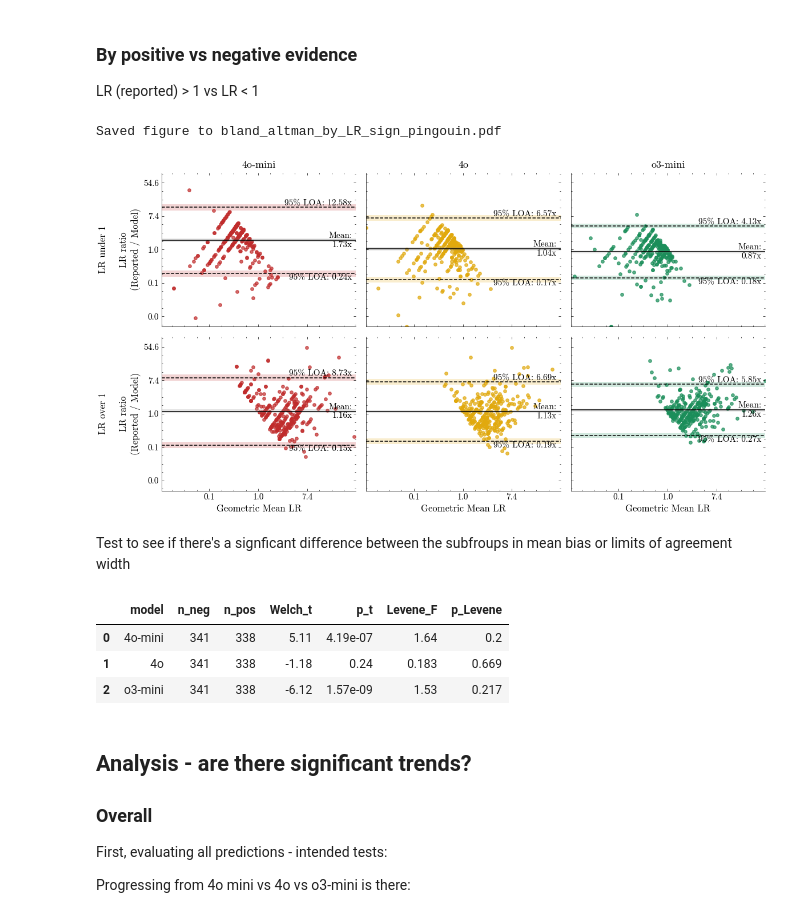
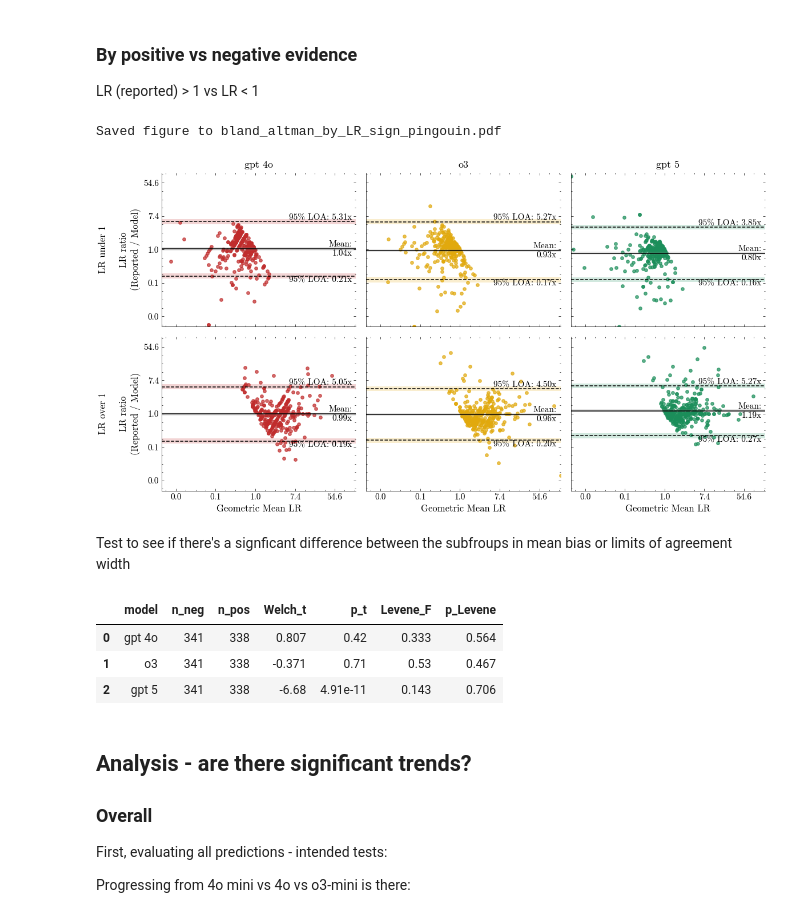
Before and after one commit to reblocke/llm_estimate_lrs, a Jupyter notebook: data_analysis.ipynb, the cells around one changed output. Drawn from its saved outputs; the diff is of its cells as text; code cells hidden in the pictures.

```diff
--- a/data_analysis.ipynb
+++ b/data_analysis.ipynb
@@ -35,7 +29,2 @@ print(df.head())
 # %% [markdown]
 First, ensure that there are no missing values - then create log transformed versions of each LR (aka "Weights of Evidence")
-# %%
-cols_to_log = ['lr_reported', 'lr_gpt-4o-mini-2024-07-18', 'lr_gpt-4o-2024-08-06', 'lr_o3-mini-2025-01-31']
-df[cols_to_log].le(0).any()
-for col in cols_to_log:
-    df[f'ln_{col}'] = np.log(df[col])
@@ -237,9 +258,9 @@ fmt = FuncFormatter(exp_fmt)
 
 # ── panel specification ──────────────────────────────────────────────
 panels = [
-    ("4o-mini", df["ln_lr_gpt-4o-mini-2024-07-18"], "#c02c2c"),  # red
-    ("4o",      df["ln_lr_gpt-4o-2024-08-06"],      "#e1a90d"),  # amber
-    ("o3-mini", df["ln_lr_o3-mini-2025-01-31"],     "#1b8e5a"),  # emerald
+    ("gpt 4o", df["ln_lr_gpt-4o-2024-11-20"], "#c02c2c"),  # red
+    ("o3",      df["ln_lr_o3-2025-04-16"],      "#e1a90d"),  # amber
+    ("gpt 5", df["ln_lr_gpt-5"],     "#1b8e5a"),  # emerald
 ]
 ln_ref = df["ln_lr_reported"]
 
@@ -326,9 +347,9 @@ fmt = FuncFormatter(exp_fmt)
 
 # ── model columns & colours (3 columns) ────────────────────────────
 MODELS = [
-    ("4o-mini", df["ln_lr_gpt-4o-mini-2024-07-18"], "#c02c2c"),  # red
-    ("4o",      df["ln_lr_gpt-4o-2024-08-06"],      "#e1a90d"),  # amber
-    ("o3-mini", df["ln_lr_o3-mini-2025-01-31"],     "#1b8e5a"),  # emerald
+    ("gpt 4o", df["ln_lr_gpt-4o-2024-11-20"], "#c02c2c"),  # red
+    ("o3",      df["ln_lr_o3-2025-04-16"],      "#e1a90d"),  # amber
+    ("gpt 5", df["ln_lr_gpt-5"],     "#1b8e5a"),  # emerald
 ]
 
 # ── feature‑type rows (5 rows) ─────────────────────────────────────
@@ -448,9 +469,9 @@ fmt = FuncFormatter(exp_fmt)
 
 # ── model columns & colours (3) ───────────────────────────────────
 MODELS = [
-    ("4o-mini", df["ln_lr_gpt-4o-mini-2024-07-18"], "#c02c2c"),  # red
-    ("4o",      df["ln_lr_gpt-4o-2024-08-06"],      "#e1a90d"),  # amber
-    ("o3-mini", df["ln_lr_o3-mini-2025-01-31"],     "#1b8e5a"),  # emerald
+    ("gpt 4o", df["ln_lr_gpt-4o-2024-11-20"], "#c02c2c"),  # red
+    ("o3",      df["ln_lr_o3-2025-04-16"],      "#e1a90d"),  # amber
+    ("gpt 5", df["ln_lr_gpt-5"],     "#1b8e5a"),  # emerald
 ]
 
 ln_ref = df["ln_lr_reported"]
@@ -544,7 +565,7 @@ fig.savefig("bland_altman_by_LR_sign_pingouin.pdf",
 print("Saved figure to bland_altman_by_LR_sign_pingouin.pdf")
 # %% [output]
 Saved figure to bland_altman_by_LR_sign_pingouin.pdf
-[figure, old version]
+[figure, new version]
 # %% [markdown]
 Test to see if there's a signficant difference between the subfroups in mean bias or limits of agreement width
 # %%
@@ -560,10 +581,13 @@ from scipy.stats import ttest_ind, levene
 ln_ref = df["ln_lr_reported"]
 
 # models to evaluate  (label, log‑predicted‑LR column)
+
+
+
 MODELS = [
-    ("4o-mini", df["ln_lr_gpt-4o-mini-2024-07-18"]),
-    ("4o",      df["ln_lr_gpt-4o-2024-08-06"]),
-    ("o3-mini", df["ln_lr_o3-mini-2025-01-31"])
+    ("gpt 4o", df["ln_lr_gpt-4o-2024-11-20"]),
+    ("o3",      df["ln_lr_o3-2025-04-16"]),
+    ("gpt 5", df["ln_lr_gpt-5"])
 ]
 
 # sub‑group masks
@@ -588,36 +612,36 @@ for model_name, ln_mod in MODELS:
     t_stat, p_t = ttest_ind(
         grp_vals[0], grp_vals[1],
         equal_var=False, nan_policy="omit"
     )
 
     # Levene test on variances (LoA width proxy)
     # center='mean' (standard Levene); use 'median' for Brown–Forsythe
     lev_stat, p_lev = levene(
         grp_vals[0], grp_vals[1],
         center='mean'
     )
 
     results.append({
         "model"        : model_name,
         "n_neg"        : len(grp_vals[0]),
         "n_pos"        : len(grp_vals[1]),
         "Welch_t"      : t_stat,
         "p_t"          : p_t,
         "Levene_F"     : lev_stat,
         "p_Levene"     : p_lev
     })
 
 # tidy table
 subgroup_tests = pd.DataFrame(results)
 
 # display (scientific notation for p‑values)
 with pd.option_context("display.float_format", lambda x: f"{x:.3g}"):
     display(subgroup_tests)
 # %% [output]
 |  | model | n_neg | n_pos | Welch_t | p_t | Levene_F | p_Levene |
-| 0 | 4o-mini | 341 | 338 | 5.11 | 4.19e-07 | 1.64 | 0.2 |
-| 1 | 4o | 341 | 338 | -1.18 | 0.24 | 0.183 | 0.669 |
-| 2 | o3-mini | 341 | 338 | -6.12 | 1.57e-09 | 1.53 | 0.217 |
+| 0 | gpt 4o | 341 | 338 | 0.807 | 0.42 | 0.333 | 0.564 |
+| 1 | o3 | 341 | 338 | -0.371 | 0.71 | 0.53 | 0.467 |
+| 2 | gpt 5 | 341 | 338 | -6.68 | 4.91e-11 | 0.143 | 0.706 |
 # %% [markdown]
 ## Analysis - are there significant trends?
 
```
Also changed, not shown: parts of 14 cells of this notebook, 14 other files.
